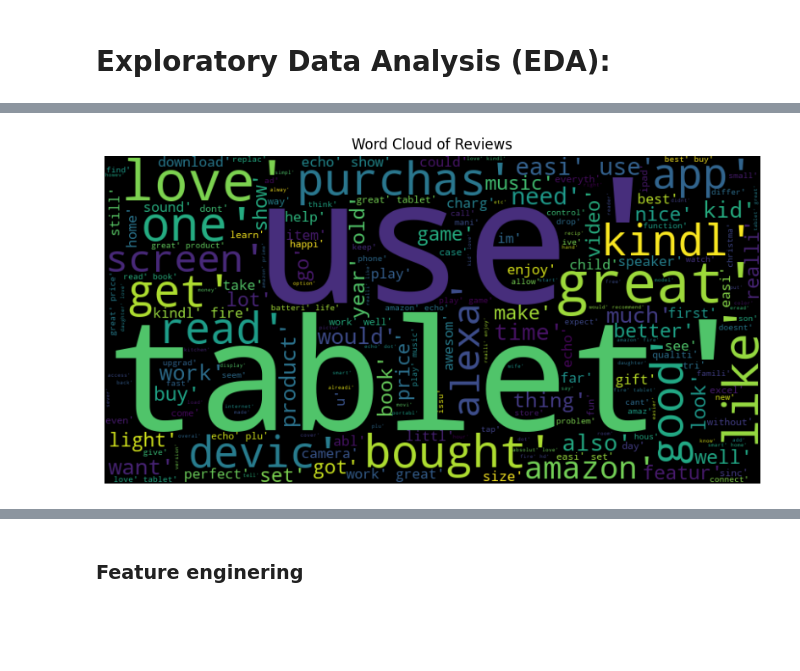
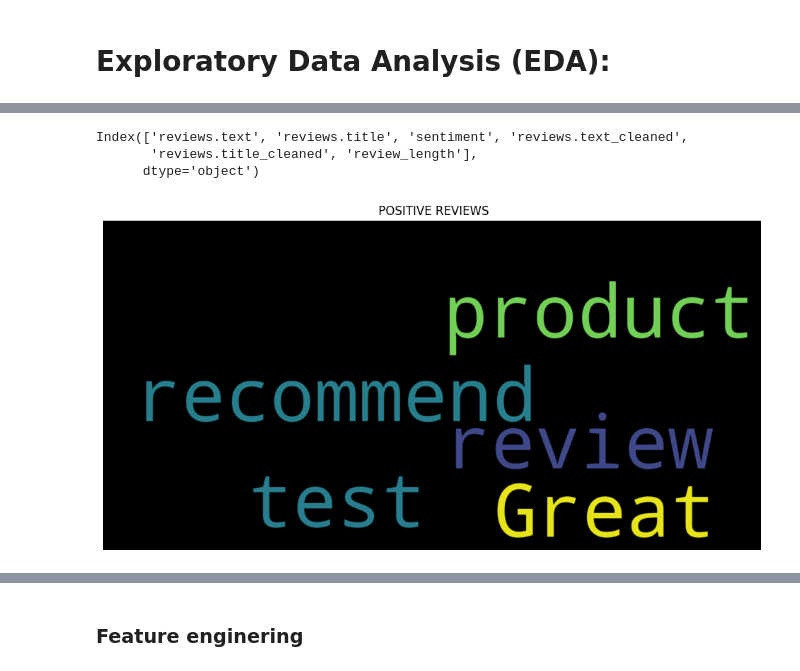
Before and after one commit to PRIYACHOURE389/capstone--2, a Jupyter notebook: amazon.ipynb, the cells around one changed output, grey strips where cells are left out. Drawn from its saved outputs; the diff is of its cells as text; code cells hidden in the pictures; blank space fills up the shorter version.

```diff
--- a/amazon.ipynb
+++ b/amazon.ipynb
@@ -152,3 +163,8 @@ train_data['reviews.title'] = train_data['reviews.title'].apply(preprocess_text)
+# %%
+# Fill missing values in 'reviews.title' column
+train_data['reviews.title'].fillna(value=' ', inplace=True)
+test_data['reviews.title'].fillna(value=' ', inplace=True)
+hidden_test_data['reviews.title'].fillna(value=' ', inplace=True)
 # %%
 # Print the preprocessed 'reviews.text' and 'reviews.title'
 print("Preprocessed 'reviews.text':")
@@ -462,28 +238,2 @@ First few rows after cleaning and preprocessing:
 # %% [markdown]
 ### Normalize text data
-# %%
-import string
-# Function to normalize text data (lowercase and remove punctuation)
-def normalize_text(text):
-    text = text.lower()  # Convert text to lowercase
-    text = text.translate(str.maketrans('', '', string.punctuation))  # Remove punctuation
-    return text
-
-# Columns to normalize
-columns_to_normalize = ['reviews.text', 'reviews.title']
-
-# Apply normalization function to train_data
-for col in columns_to_normalize:
-    train_data[col] = train_data[col].apply(normalize_text)
-
-# Apply normalization function to test_data
-for col in columns_to_normalize:
-    test_data[col] = test_data[col].apply(normalize_text)
-
-# Apply normalization function to hidden_test_data
-for col in columns_to_normalize:
-    hidden_test_data[col] = hidden_test_data[col].apply(normalize_text)
-
-# Display normalized data (optional)
-print("Normalized train_data:")
-train_data.head()
@@ -669,11 +370,20 @@ plt.show()
+# %%
+train_data.columns
+# %% [output]
+Index(['reviews.text', 'reviews.title', 'sentiment', 'reviews.text_cleaned',
+       'reviews.title_cleaned', 'review_length'],
+      dtype='object')
+# %%
+#all_text = ' '.join([text for text in train['reviews.text']])
+pos_text = ' '.join([text for text in train_data['reviews.text'][train_data['sentiment']=='Positive']])
+neg_text = ' '.join([text for text in train_data['reviews.text'][train_data['sentiment']=='Negative']])
+neu_text = ' '.join([text for text in train_data['reviews.text'][train_data['sentiment']=='Neutral']])
 # %%
-# Example word cloud
-text = ' '.join(train_data['reviews.text'].astype(str).tolist())
-wordcloud = WordCloud(width=800, height=400, background_color='black').generate(text)
-plt.figure(figsize=(10, 6))
+wordcloud = WordCloud(width=1600, height=800, random_state=21, max_font_size=180).generate(pos_text)
+plt.figure(figsize=(12,10))
 plt.imshow(wordcloud, interpolation='bilinear')
 plt.axis('off')
-plt.title('Word Cloud of Reviews')
+plt.title(' POSITIVE REVIEWS')
 plt.show()
 # %% [output]
-[figure, old version]
+[figure, new version]
```
Also changed, not shown: parts of 99 cells of this notebook, 18 other files.
